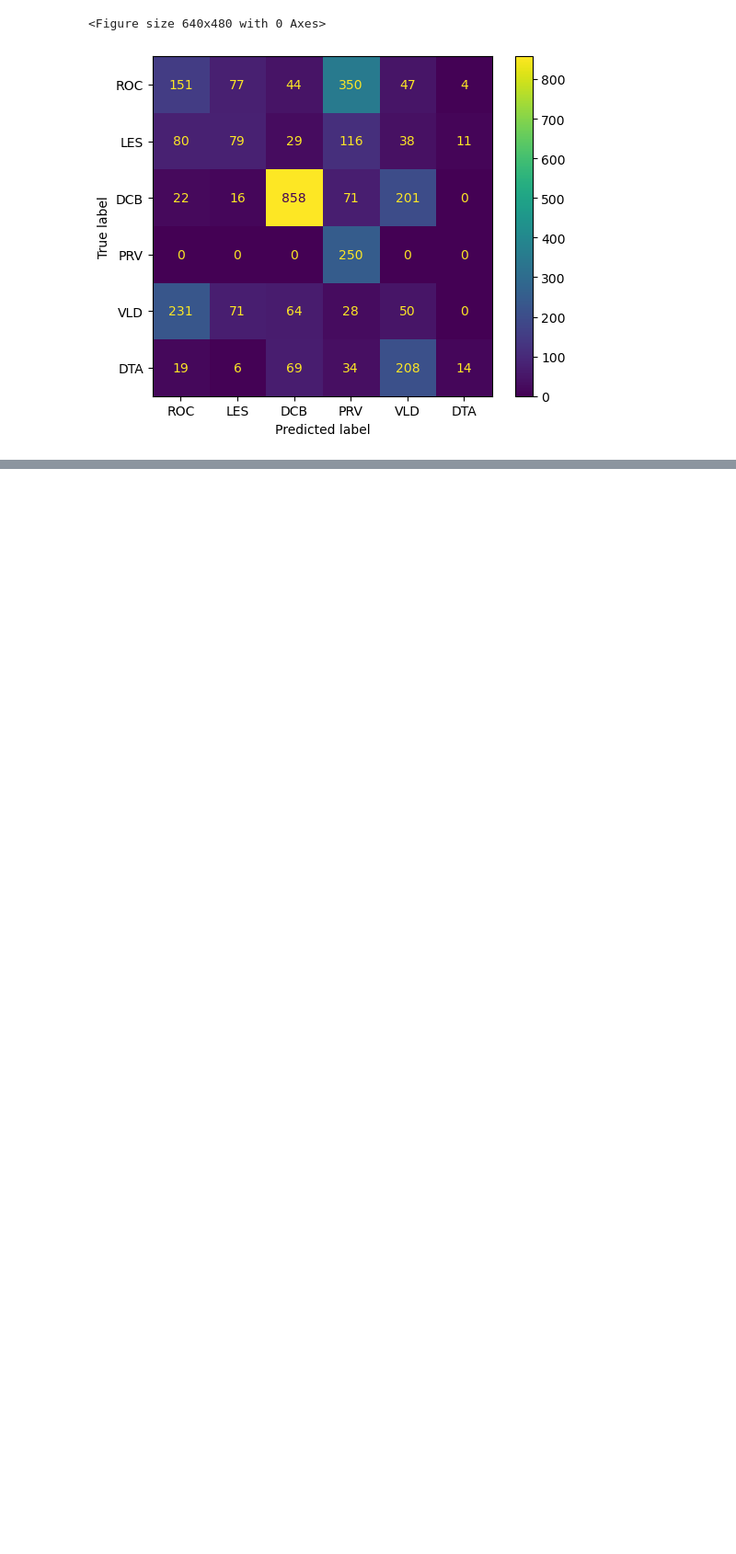
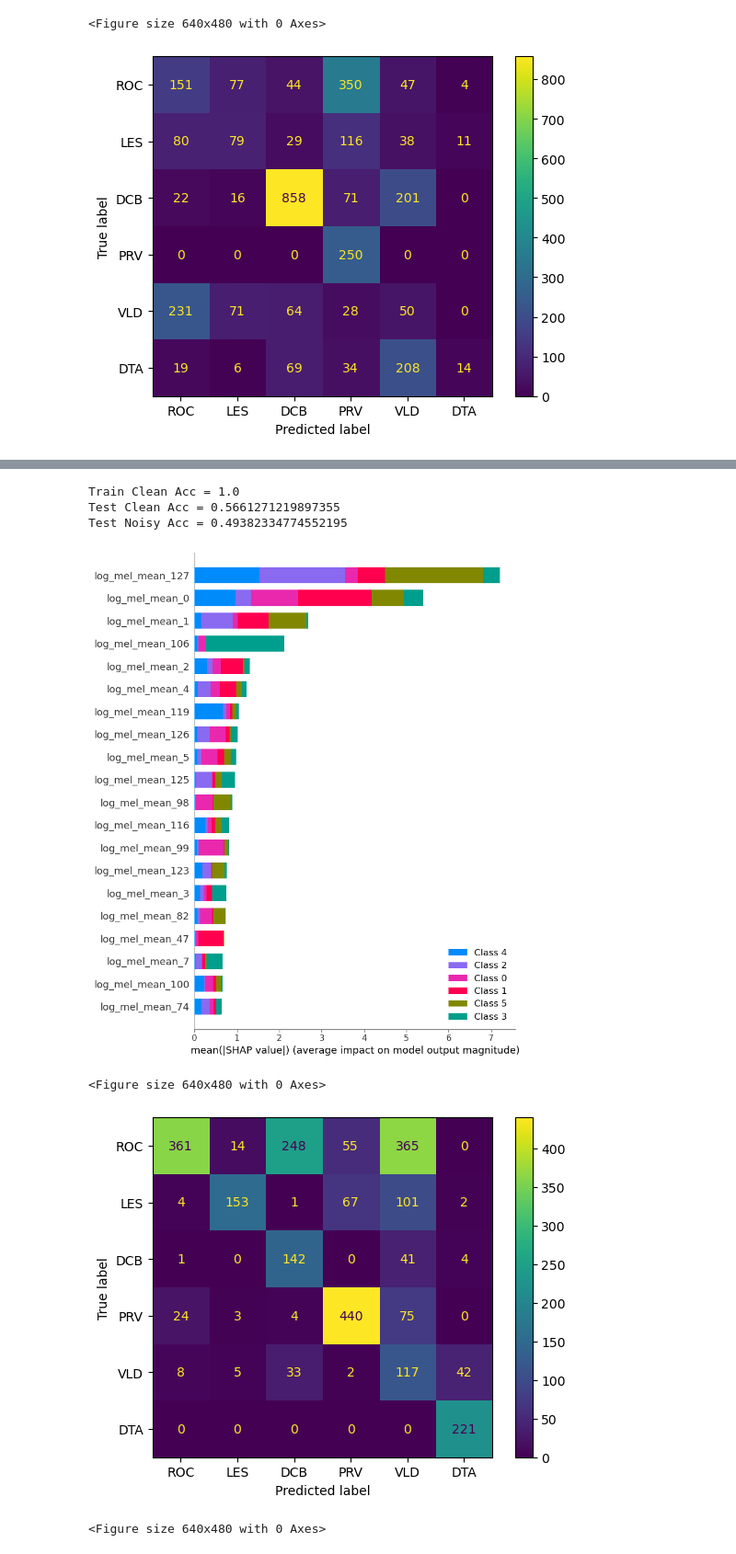
Before and after one commit to awong0811/M214A-Final-Project, a Jupyter notebook: F24_ECE_M214A_Project.ipynb, the cells around one changed output, grey strips where cells are left out. Shown at 92% size. Drawn from its saved outputs; the diff is of its cells as text; code cells hidden in the pictures; blank space fills up the shorter version.

Commit message:
finished log mel tests

```diff
--- a/F24_ECE_M214A_Project.ipynb
+++ b/F24_ECE_M214A_Project.ipynb
@@ -398,0 +401,17 @@ Test Noisy Acc = 0.4329833230389129
+# %%
+name = 'log_mel_mean'
+args_dict = {'include_std': False}
+data = train_test_preprocess(log_mel_spectrogram, name, args_dict)
+model = xgboost.XGBClassifier(tree_method="hist", device="cuda")
+train(data, model)
+save_features(data, name)
+shap_explain(data[0],model)
+confusion_matrix(data, model)
+# %% [output]
+Train Clean Acc = 1.0
+Test Clean Acc = 0.5661271219897355
+Test Noisy Acc = 0.49382334774552195
+[figure, added]
+<Figure size 640x480 with 0 Axes>
+[figure, added]
+<Figure size 640x480 with 0 Axes>
```
Also changed, not shown: parts of 6 cells of this notebook, 1 other file.
